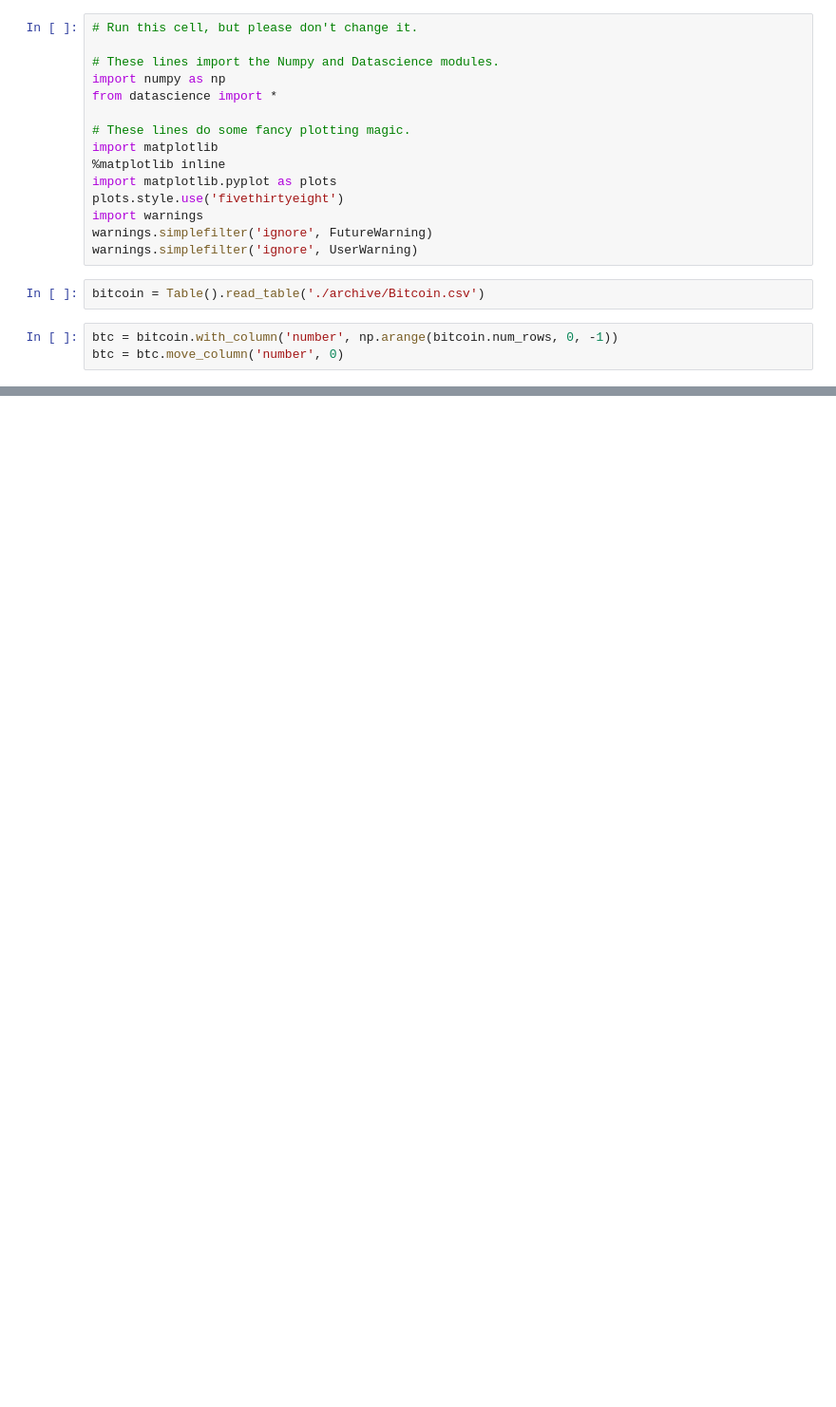
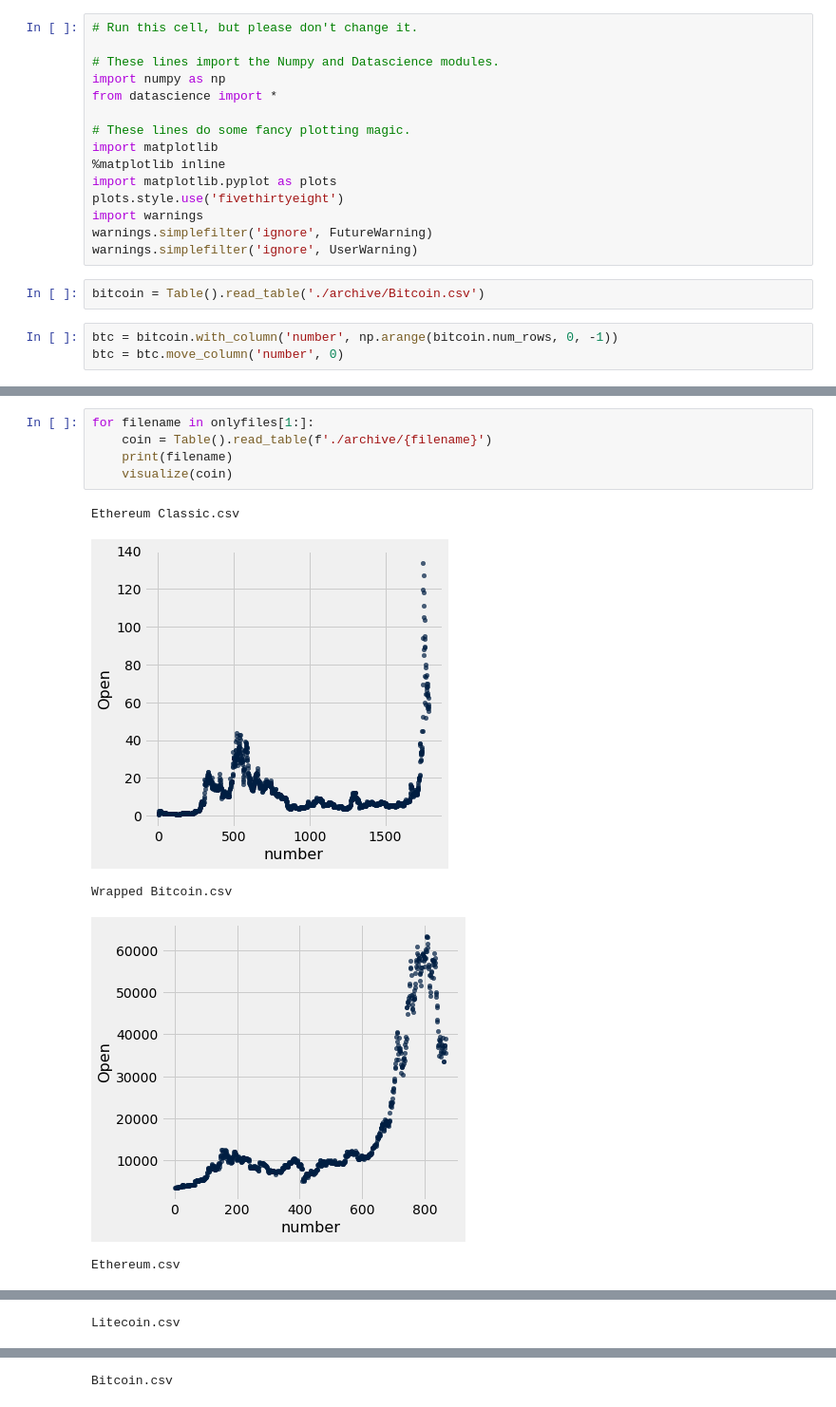
Before and after one commit to SilverFang890/sam-research, a Jupyter notebook: project_brainstorm.ipynb, the cells around one changed output, grey strips where cells are left out. Shown: that part at 95% size. Drawn from its saved outputs; the diff is of its cells as text; blank space fills up the shorter version.

```diff
--- a/project_brainstorm.ipynb
+++ b/project_brainstorm.ipynb
@@ -25,0 +57,11 @@ plt.show()
+# %%
+for filename in onlyfiles[1:]:
+    coin = Table().read_table(f'./archive/{filename}')
+    print(filename)
+    visualize(coin)
+# %% [output]
+Ethereum Classic.csv
+[figure, added]
+Wrapped Bitcoin.csv
+[figure, added]
+Ethereum.csv
@@ -25,0 +69 @@ plt.show()
+Litecoin.csv
@@ -25,0 +71 @@ plt.show()
+Bitcoin.csv
```
Also changed, not shown: parts of 10 cells of this notebook, 40 other files.
